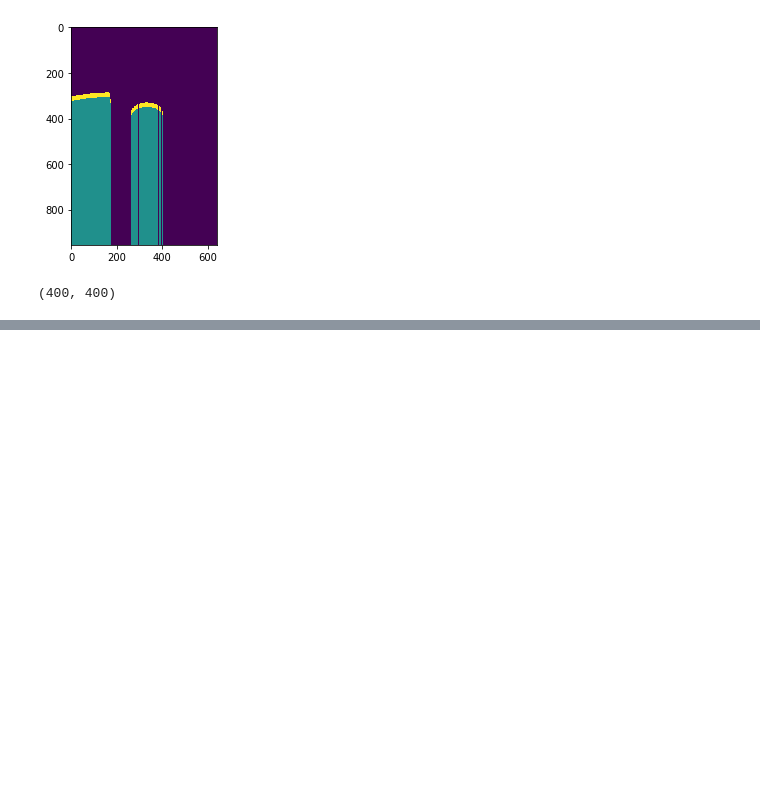
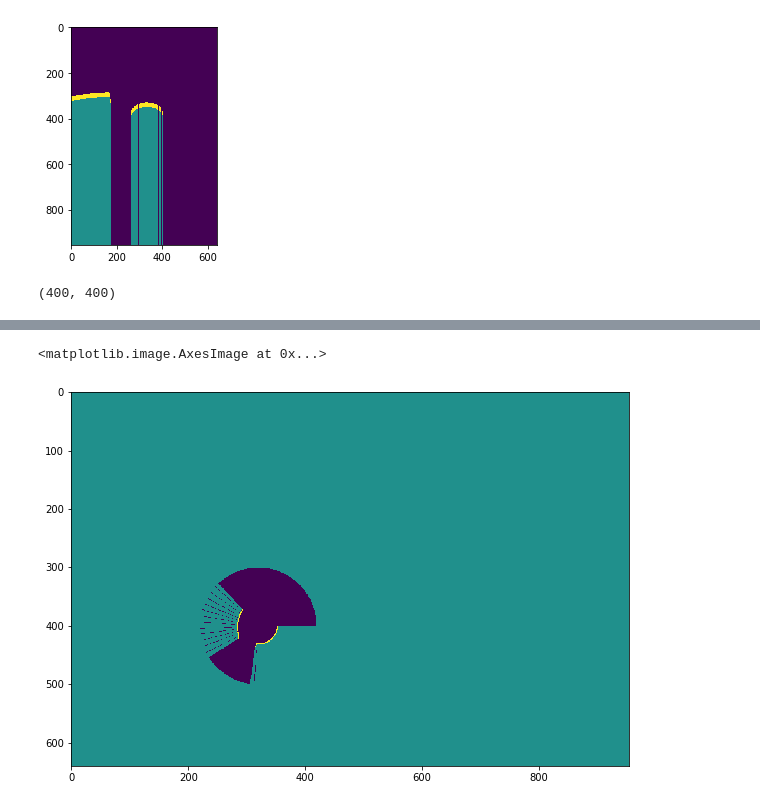
Before and after one commit to atilaromero/ros-explorer, a Jupyter notebook: trab2/src/Untitled.ipynb, the cells around one changed output, grey strips where cells are left out. Drawn from its saved outputs; the diff is of its cells as text; code cells hidden in the pictures; blank space fills up the shorter version.

```diff
--- a/trab2/src/Untitled.ipynb
+++ b/trab2/src/Untitled.ipynb
@@ -131,0 +133,7 @@ np.arctan2?
+# %%
+dst = cv2.linearPolar(v.T, (320,400),100,cv2.WARP_FILL_OUTLIERS | cv2.WARP_INVERSE_MAP)
+# %%
+plt.imshow(dst)
+# %% [output]
+<matplotlib.image.AxesImage at 0x...>
+[figure, added]
```
Also changed, not shown: parts of 5 cells of this notebook.
